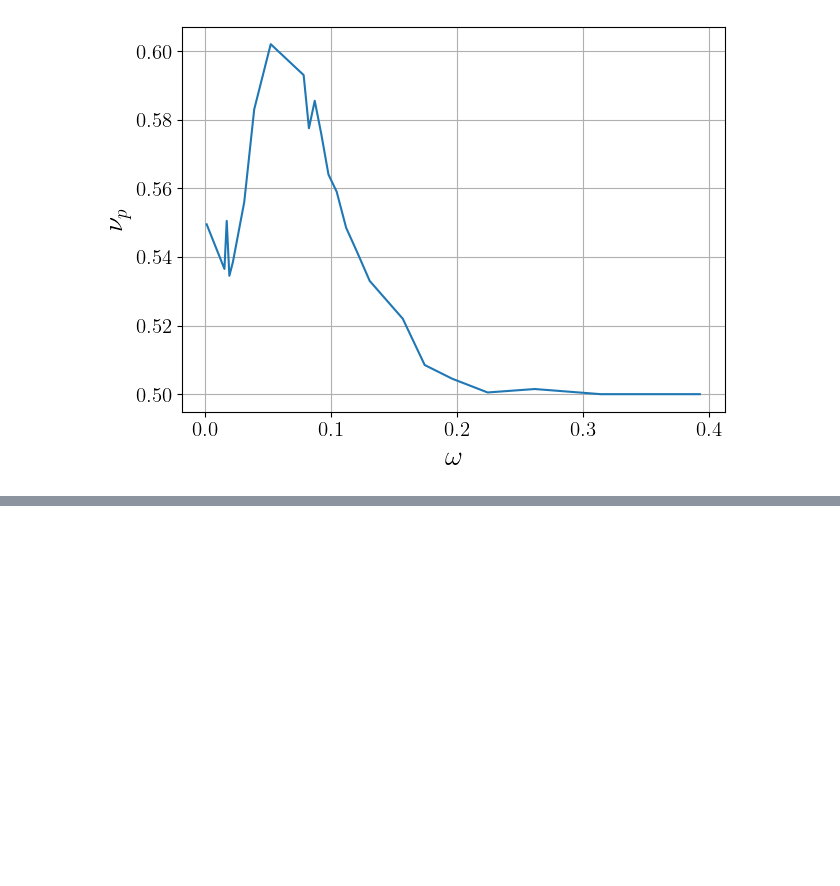
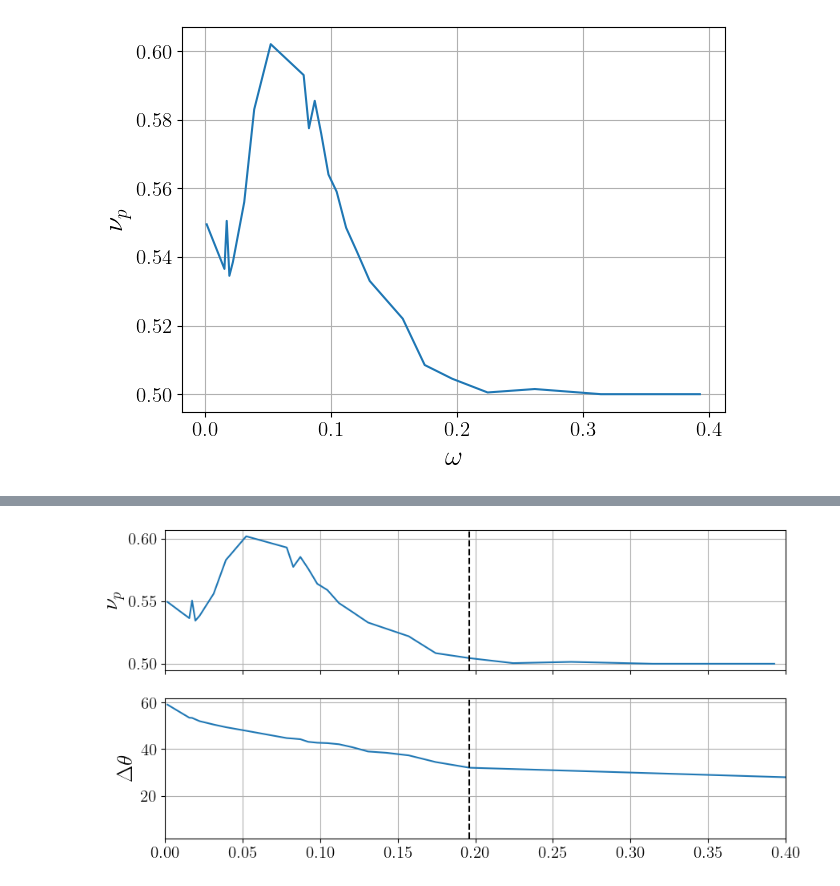
Before and after one commit to leogabac/reentrancy, a Jupyter notebook: src/notebooks/particle_counts.ipynb, the cells around one changed output, grey strips where cells are left out. Drawn from its saved outputs; the diff is of its cells as text; code cells hidden in the pictures; blank space fills up the shorter version.

```diff
--- a/src/notebooks/particle_counts.ipynb
+++ b/src/notebooks/particle_counts.ipynb
@@ -234,0 +212,22 @@ data.query(f'theta>={}')
+# %%
+fig, axes = plt.subplots(2,1,figsize=(10,5))
+
+ax = axes[0]
+ax.plot(counts_last.omega, counts_last.fractions)
+ax.set_ylabel('$\\nu_p$')
+ax.axvline(x=0.1963, color='k', linestyle='--')
+ax.set_xlim(0,0.4)
+ax.set_xticklabels([])
+ax.grid()
+
+ax = axes[1]
+ax.plot(omegas,dth)
+ax.set_ylabel('$\\Delta \\theta$')
+ax.set_xlim(0,0.4)
+ax.axvline(x=0.1963, color='k', linestyle='--')
+ax.grid()
+
+
+plt.show()
+# %% [output]
+[figure, added]
```
Also changed, not shown: parts of 11 cells of this notebook.
